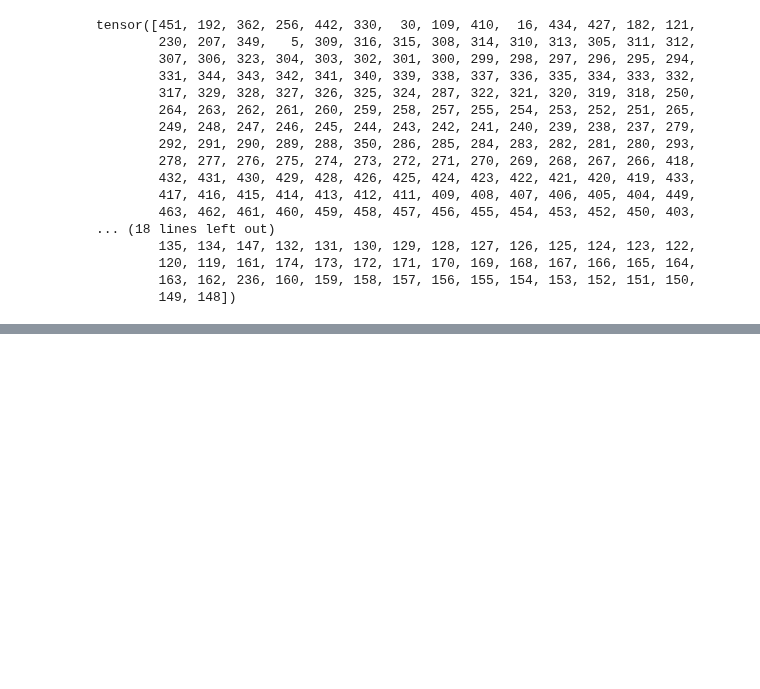
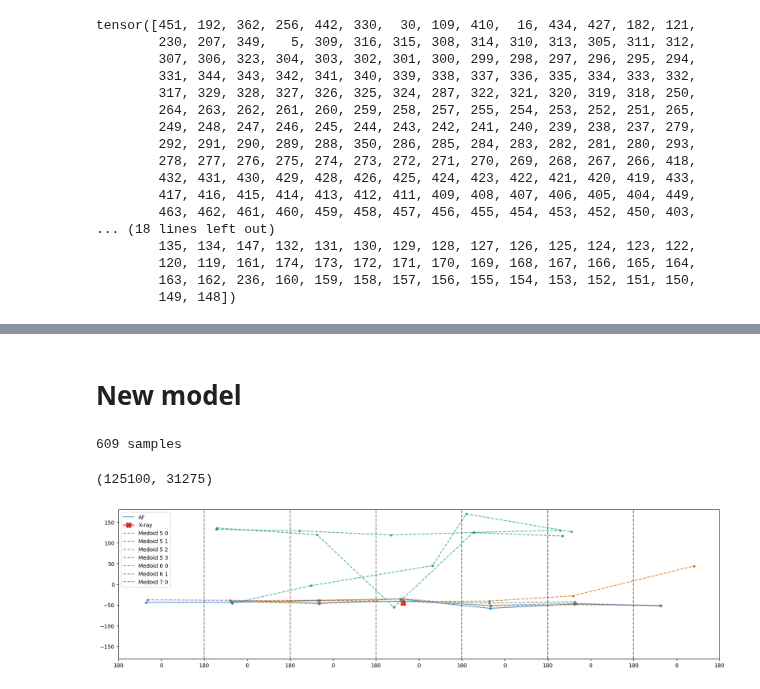
Before and after one commit to Musa-Azeem/protein-dihedral-visualization, a Jupyter notebook: ml_full_window.ipynb, the cells around one changed output, grey strips where cells are left out. Saved outputs shown, nothing was run; the diff lists cells and outputs as text; code cells hidden in the pictures; blank space fills up the shorter version.

```diff
--- a/ml_full_window.ipynb
+++ b/ml_full_window.ipynb
@@ -290,4 +328,4 @@ torch.load('ml_samples/medoids-v2/1EBA.pt').keys()
 # %% [output]
 dict_keys(['x_medoids', 'x_af', 'x_res', 'pos', 'y', 'seq'])
 # %%
-x_medoids, x_af, x_res, pos, y, seq = torch.load('ml_samples/medoids-v2/1EBA.pt').values()
+x_medoids, x_af, x_res, pos, y, seq = torch.load('ml_samples/medoids-v2/6RA7.pt').values()
@@ -418,24 +475,28 @@ def load_model(model, path):
     model.load_state_dict(torch.load(path))
     return model
 # %%
+
 class ProteinDatasetMedoid(Dataset):
     def __init__(self, id, path):
         self.id = id
         self.path = path
 
         self.x_medoids, self.x_af, self.x_res, self.pos, self.y, self.seq = torch.load(self.path / f'{id}.pt').values()
+        # this x_res (one-hot encoded center residue) is not used - seq (subseq string) is used instead
         self.n_windows = len(self.x_medoids)
     def __len__(self):
         return self.y.shape[0]
 
     def __getitem__(self, i):
         # For now, just get winsize 7 - in future, randomly select from windowsize 5,6,7
+        j = 0 # 0 for w=5, 1 for w=6, 2 for w=7
+        seq = get_subseq(self.seq[i], winsizes[j])
         return (
             # [self.x_medoids[j][i] for j in range(self.n_windows)],
             # [self.x_af[j][i] for j in range(self.n_windows)],
-            self.x_medoids[-1][i],
-            self.x_af[-1][i],
-            torch.tensor([AMINO_ACID_MAP[r] for r in self.seq[i]]),
+            self.x_medoids[j][i],
+            self.x_af[j][i],
+            torch.tensor([AMINO_ACID_MAP[r] for r in seq]), # new x_res - mapped value for each residue in seq
             self.y[i]
         )
 
@@ -838,9 +937,2 @@ print(pdbmine_loss / len(test_dataloader))
-# %%
-embs = nn.ModuleList([nn.Linear(w*2, 128) for w in winsizes[1:]])
-# x = torch.cat([embs[i](x) for i,x in enumerate(x_medoids[1:])], dim=1)
-xs = [[] for _ in range(512)]
-for i,x in enumerate(x_medoids[1:]):
-    mask = torch.any(x, dim=2)
-    for j,xi in enumerate(x):
-        xs[j].append(embs[i](xi[mask[j]]))
-x = torch.nested.nested_tensor([torch.cat(xi, dim=0) for xi in xs])
+# %% [markdown]
+# New model
@@ -846,0 +986,22 @@ x = torch.nested.nested_tensor([torch.cat(xi, dim=0) for xi in xs])
+# %%
+ids = [f.stem for f in Path('ml_samples/medoids-v2').iterdir()]#[:350]
+print(len(ids), 'samples')
+dataset = ConcatDataset([ProteinDatasetMedoid(pdb_id, Path('ml_samples/medoids-v2')) for pdb_id in ids])
+train, test = train_test_split(list(range(len(dataset))), test_size=0.2, random_state=42)
+train_dataset = torch.utils.data.Subset(dataset, train)
+test_dataset = torch.utils.data.Subset(dataset, test)
+# train_dataloader = DataLoader(train_dataset, batch_size=512, shuffle=True)
+# test_dataloader = DataLoader(test_dataset, batch_size=512, shuffle=False)
+train_dataloader = FilteredDataLoader(train_dataset, batch_size=512, shuffle=True)
+test_dataloader = FilteredDataLoader(test_dataset, batch_size=512, shuffle=False)
+
+len(train_dataset), len(test_dataset)
+# %% [output]
+609 samples
+(125100, 31275)
+# %%
+x_medoids, x_af, x_res, y = next(iter(train_dataloader))
+plot_ml(8, x_medoids, x_af, y)
+# plot_ml_single(8, x_medoids, x_af, y, None)
+# %% [output]
+[figure, added]
```
Also changed, not shown: parts of 24 cells of this notebook, 23 other files.
